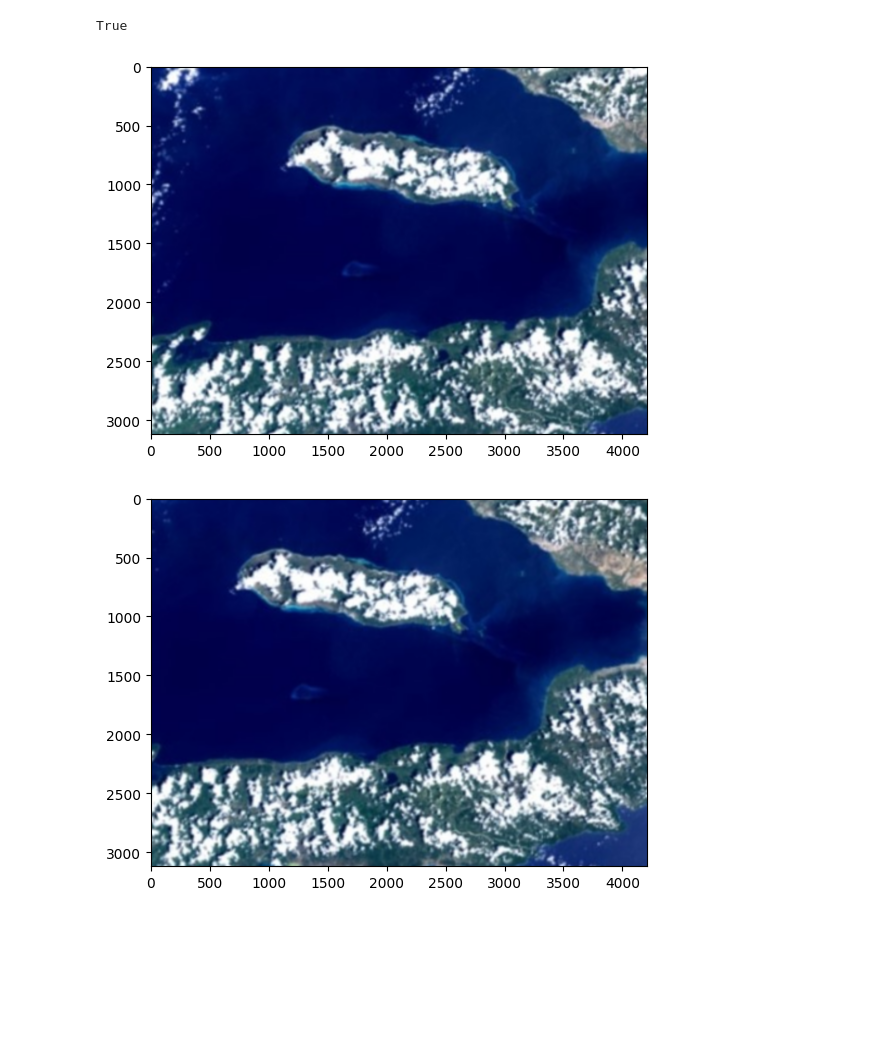
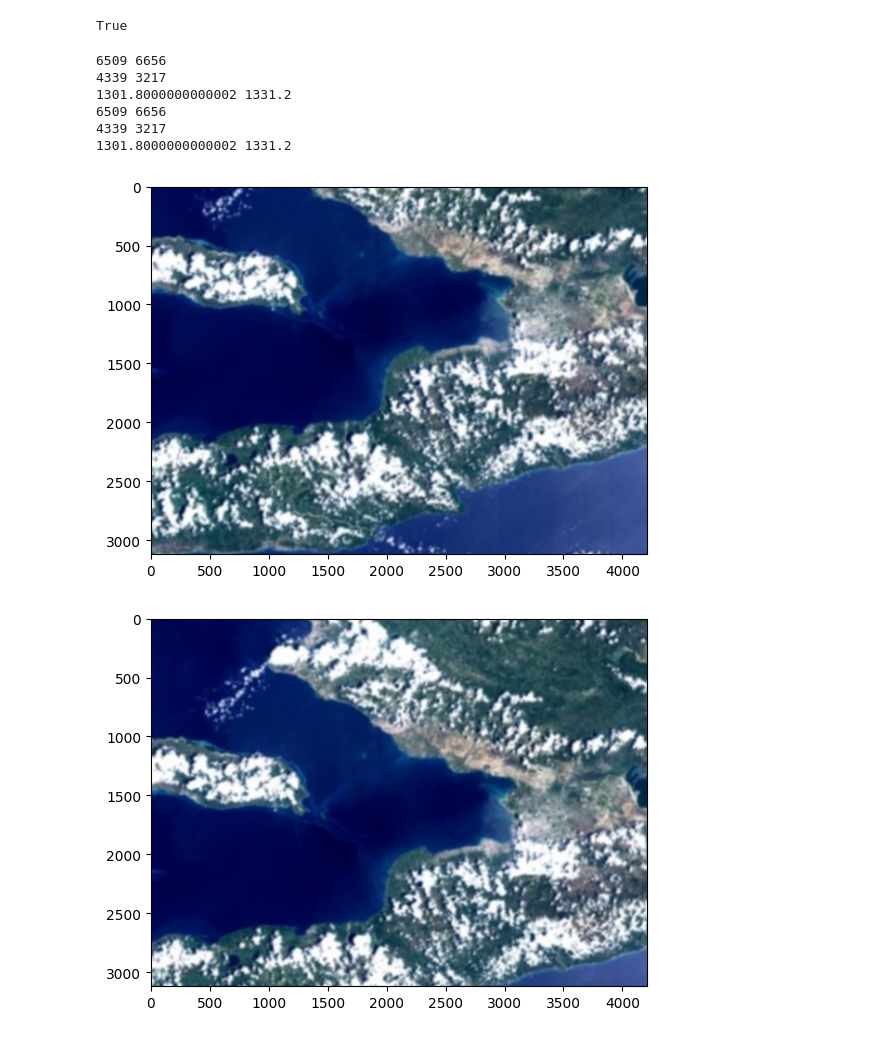
Before and after one commit to cmu-argus-1/vision, a Jupyter notebook: landsat-playground/camera-frame-vs-landsat-frame.ipynb, the cells around one changed output. Saved outputs shown, nothing was run; the diff lists cells and outputs as text; code cells hidden in the pictures; blank space fills up the shorter version.

Commit message:
update thershold to pick only topper right camera images todo: define threshold

```diff
--- a/landsat-playground/camera-frame-vs-landsat-frame.ipynb
+++ b/landsat-playground/camera-frame-vs-landsat-frame.ipynb
@@ -64,6 +64,10 @@ camera_image_height_pixel_num = 3120
 # landsat:
 # landsat swath is calculated based on landsat gsd and given landsat image size
 landsat_gsd = 30
+
+# threshold for where the camera image is considered to be in the landsat image
+threshold_x = 0.2
+threshold_y = 0.2
 
 # create a function to pick camera images from the Landsat image
 def pick_camera_images(landsat_image = "./image.png", num = 1):
@@ -75,34 +79,43 @@ def pick_camera_images(landsat_image = "./image.png", num = 1):
     landsat_swath_width = landsat_width * landsat_gsd
     landsat_swath_height = landsat_height * landsat_gsd
     # calculate the pixels needed for the camera image
     lansat_camera_width_num_pixels = int(camera_swath_width / landsat_swath_width * landsat_width)
     lansat_camera_height_num_pixels = int(camera_swath_height / landsat_swath_height * landsat_height)
     # create a list to store the camera images
     camera_images = []
     # loop through the number of camera images
     for i in range(num):
         # pick a random portion of the landsat image as the camera image
         # pick a random start point
-        start_point_x = np.random.randint(0, landsat_width - lansat_camera_width_num_pixels)
-        start_point_y = np.random.randint(0, landsat_height - lansat_camera_height_num_pixels)
+        print(landsat_width, landsat_height)
+        print(lansat_camera_width_num_pixels, lansat_camera_height_num_pixels)
+        print(threshold_x * landsat_width, threshold_y * landsat_height)
+        start_point_x = np.random.randint(threshold_x * landsat_width, landsat_width - lansat_camera_width_num_pixels)
+        start_point_y = np.random.randint(threshold_y * landsat_height, landsat_height - lansat_camera_height_num_pixels)
         # pick the camera image
         # print(start_point_x, start_point_y)
         # print(lansat_camera_height_num_pixels, lansat_camera_width_num_pixels)
         camera_image = image[start_point_y:start_point_y + lansat_camera_height_num_pixels, start_point_x:start_point_x + lansat_camera_width_num_pixels]
         # resize the camera image to the camera image size
         camera_image = cv2.resize(camera_image, (camera_image_width_pixel_num, camera_image_height_pixel_num))
         # add the camera image to the list
         camera_images.append(camera_image)
     return camera_images
 
 # pick 2 camera images from the landsat image
 num_camera_images = 2
 camera_images = pick_camera_images(landsat_image = "./mock_image.png", num = num_camera_images)
 # plot and save the camera images
 for i in range(num_camera_images):
     plt.imshow(camera_images[i])
     plt.savefig("./camera_image_" + str(i) + ".png")
     plt.show()
 # %% [output]
+6509 6656
+4339 3217
+1301.8000000000002 1331.2
+6509 6656
+4339 3217
+1301.8000000000002 1331.2
-[figure, old version]
+[figure, new version]
-[figure, old version]
+[figure, new version]
```
Also changed, not shown: parts of 1 cell of this notebook.
